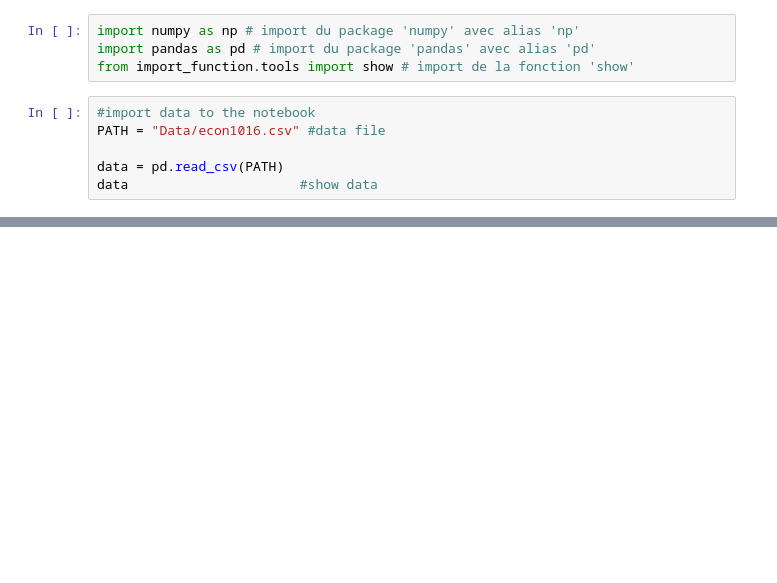
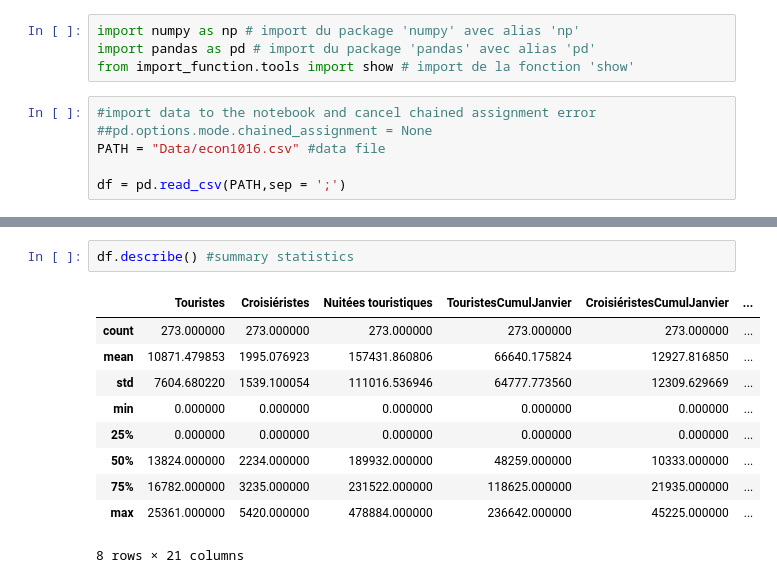
Before and after one commit to PaulGuiraud/projet_OI, a Jupyter notebook: Projet_OI/Main.ipynb, the cells around one changed output, grey strips where cells are left out. Drawn from its saved outputs; the diff is of its cells as text; blank space fills up the shorter version.

```diff
--- a/Projet_OI/Main.ipynb
+++ b/Projet_OI/Main.ipynb
@@ -3,8 +3,8 @@ import numpy as np # import du package 'numpy' avec alias 'np'
 import pandas as pd # import du package 'pandas' avec alias 'pd'
 from import_function.tools import show # import de la fonction 'show'
 # %%
-#import data to the notebook
+#import data to the notebook and cancel chained assignment error
+##pd.options.mode.chained_assignment = None
 PATH = "Data/econ1016.csv" #data file
 
-data = pd.read_csv(PATH)
-data                      #show data
+df = pd.read_csv(PATH,sep = ';')
@@ -24,0 +55,13 @@ data                      #show data
+# %%
+df.describe() #summary statistics
+# %% [output]
+|  | Touristes | Croisiéristes | Nuitées touristiques | TouristesCumulJanvier | CroisiéristesCumulJanvier | ... |
+| count | 273.000000 | 273.000000 | 273.000000 | 273.000000 | 273.000000 | ... |
+| mean | 10871.479853 | 1995.076923 | 157431.860806 | 66640.175824 | 12927.816850 | ... |
+| std | 7604.680220 | 1539.100054 | 111016.536946 | 64777.773560 | 12309.629669 | ... |
+| min | 0.000000 | 0.000000 | 0.000000 | 0.000000 | 0.000000 | ... |
+| 25% | 0.000000 | 0.000000 | 0.000000 | 0.000000 | 0.000000 | ... |
+| 50% | 13824.000000 | 2234.000000 | 189932.000000 | 48259.000000 | 10333.000000 | ... |
+| 75% | 16782.000000 | 3235.000000 | 231522.000000 | 118625.000000 | 21935.000000 | ... |
+| max | 25361.000000 | 5420.000000 | 478884.000000 | 236642.000000 | 45225.000000 | ... |
+8 rows × 21 columns
```
Also changed, not shown: parts of 10 cells of this notebook, 2 other files.
